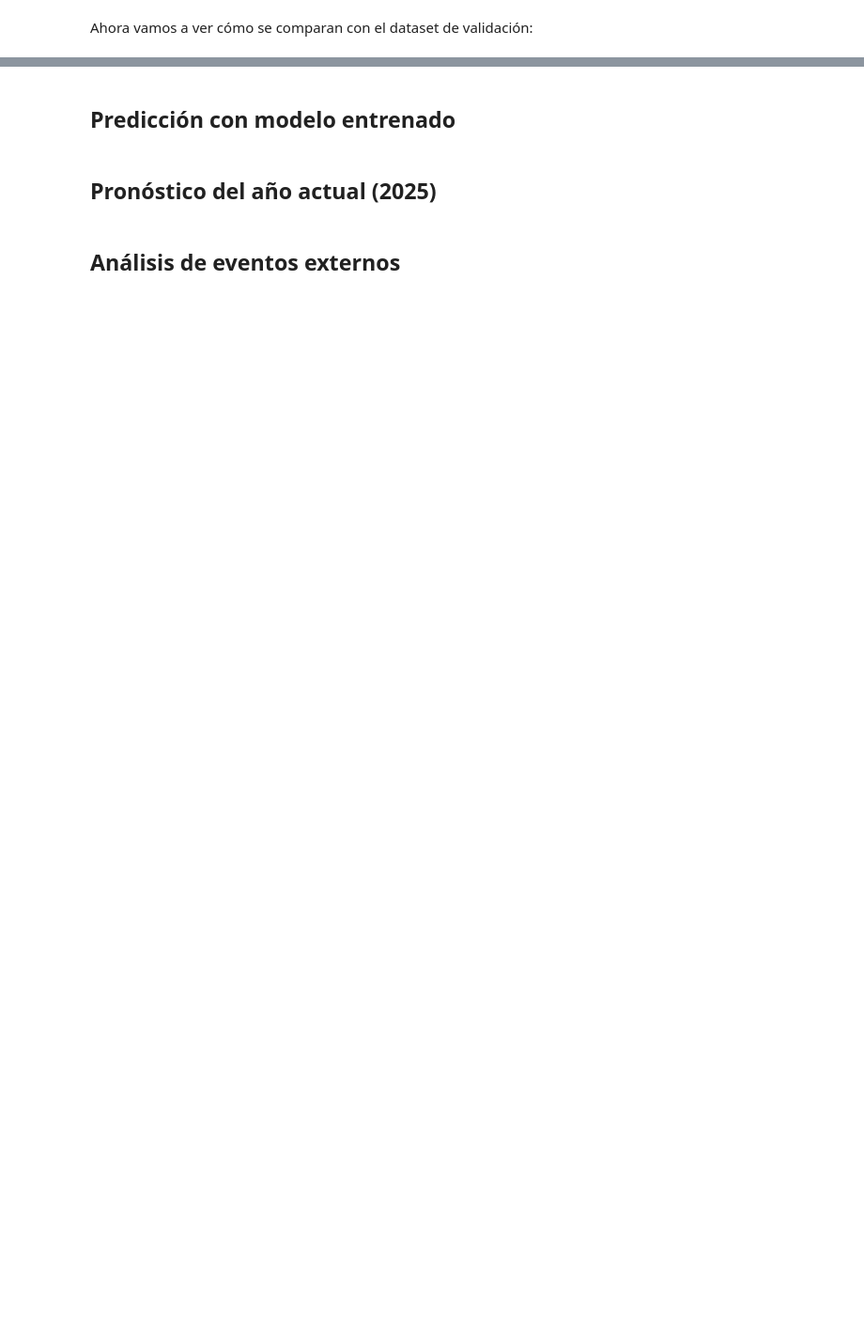
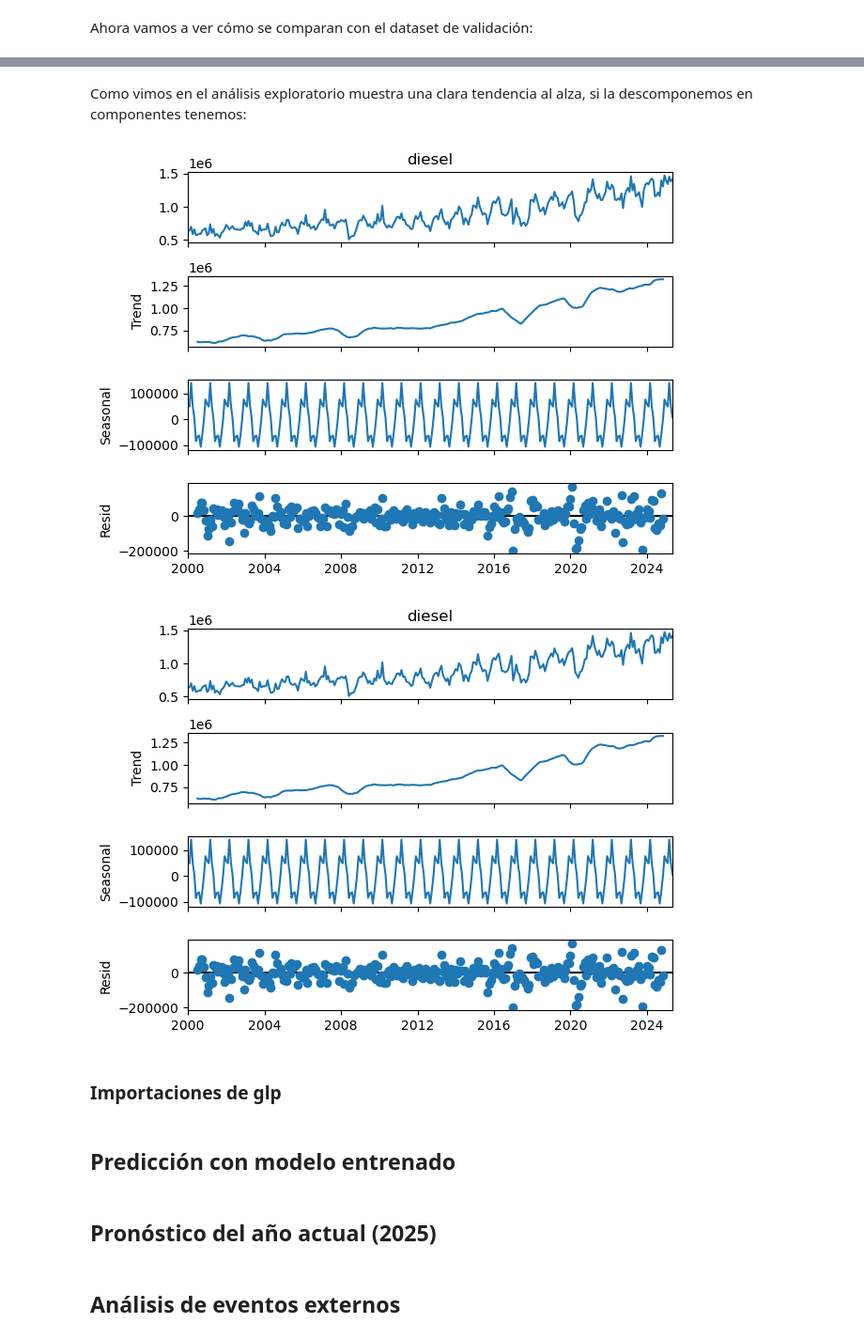
Before and after one commit to JosueSay/labs-ds, a Jupyter notebook: lab1.ipynb, the cells around one changed output, grey strips where cells are left out. Shown: that part at 94% size. Saved outputs shown, nothing was run; the diff lists cells and outputs as text; code cells hidden in the pictures; blank space fills up the shorter version.

```diff
--- a/lab1.ipynb
+++ b/lab1.ipynb
@@ -1457,3 +1595,12 @@ newDF.plot()
+# %% [markdown]
+Como vimos en el análisis exploratorio muestra una clara tendencia al alza, si la descomponemos en componentes tenemos:
+# %%
+seasonal_decompose(df_rango["diesel"]).plot()
+# %% [output]
+[figure, added]
+[figure, added]
+# %% [markdown]
+### Importaciones de glp
 # %% [markdown]
 ## Predicción con modelo entrenado
 # %% [markdown]
```
Also changed, not shown: parts of 17 cells of this notebook, 1 other file.
